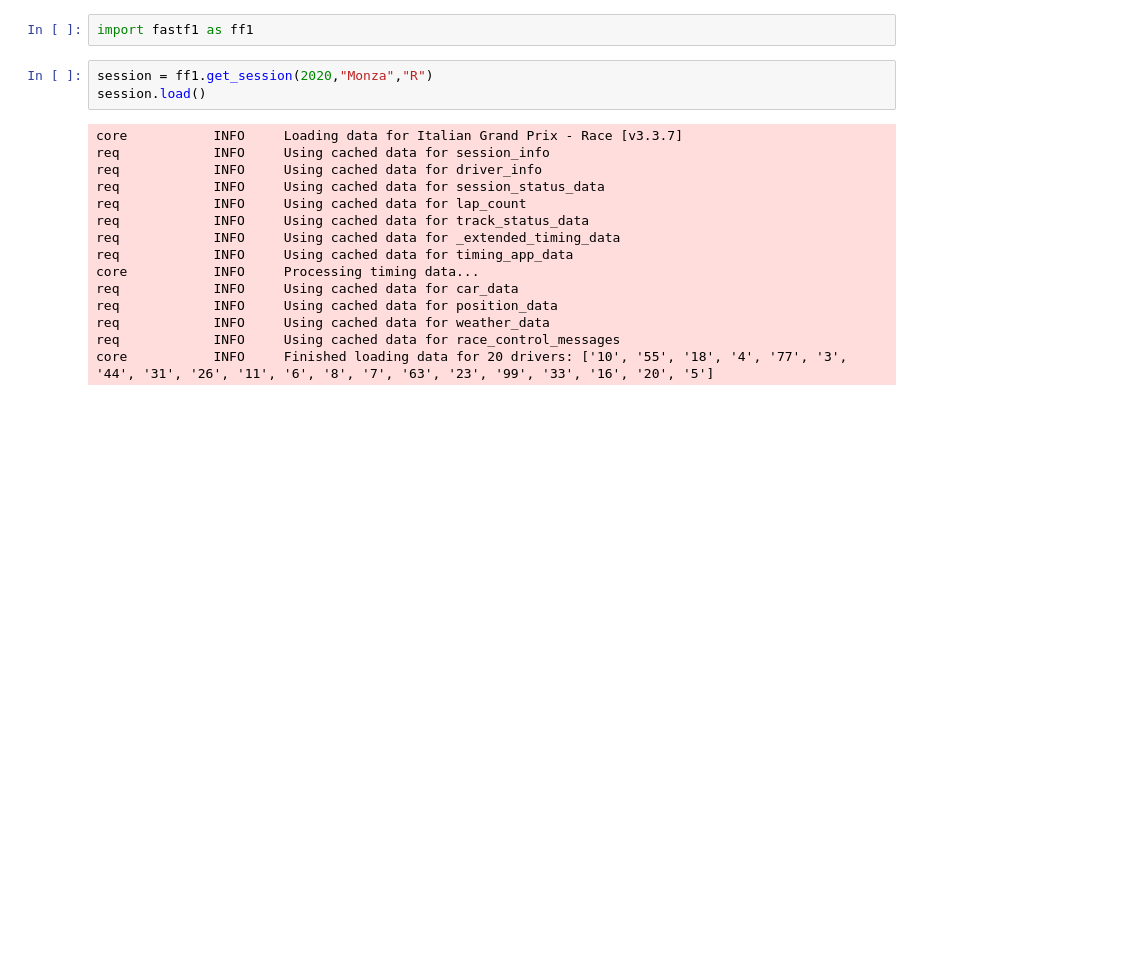
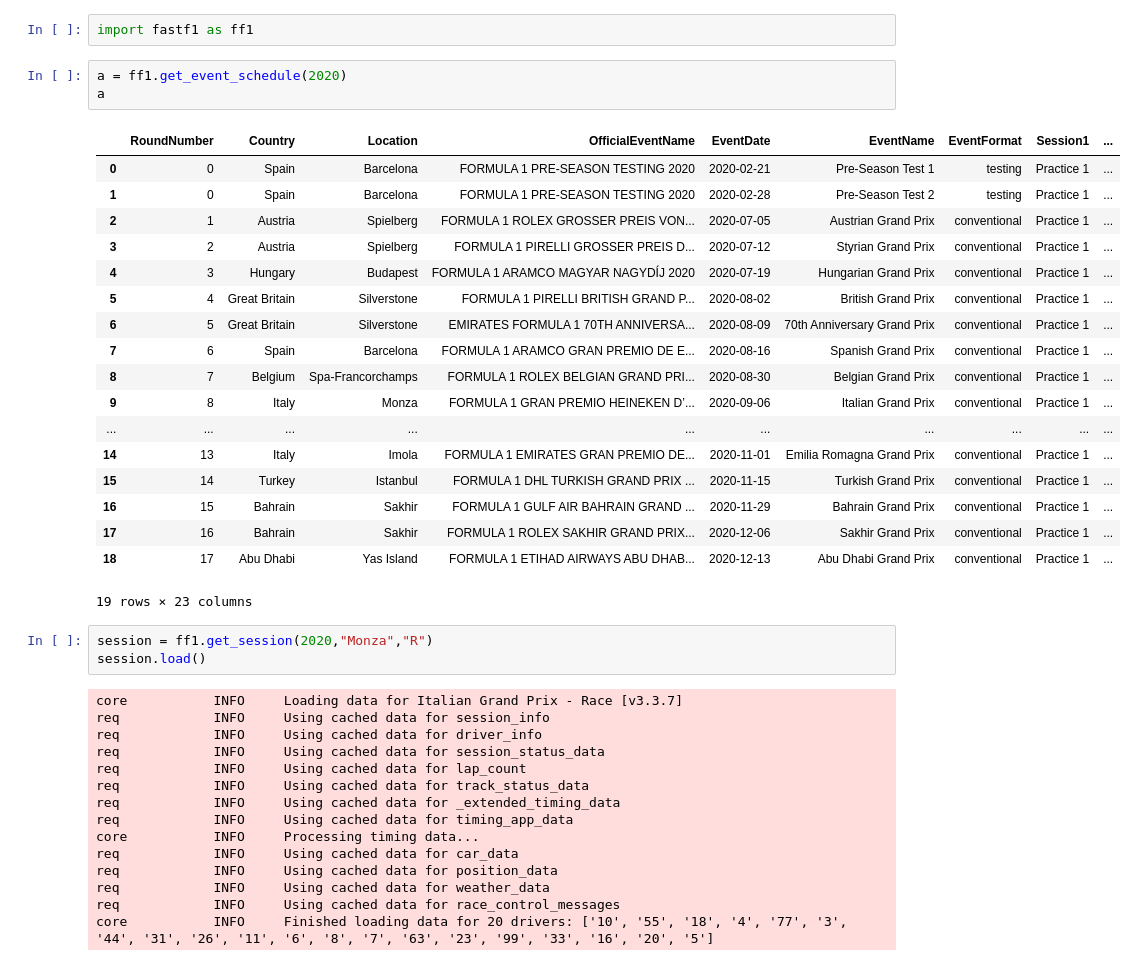
Before and after one commit to olesasha/InfoViz, a Jupyter notebook: E3/Notebooks/test-fast-f1.ipynb, the cells around one changed output. Saved outputs shown, nothing was run; the diff lists cells and outputs as text; blank space fills up the shorter version.

```diff
--- a/E3/Notebooks/test-fast-f1.ipynb
+++ b/E3/Notebooks/test-fast-f1.ipynb
@@ -1,5 +1,27 @@
 # %%
 import fastf1 as ff1
+# %%
+a = ff1.get_event_schedule(2020)
+a
+# %% [output]
+|  | RoundNumber | Country | Location | OfficialEventName | EventDate | EventName | EventFormat | Session1 | ... |
+| 0 | 0 | Spain | Barcelona | FORMULA 1 PRE-SEASON TESTING 2020 | 2020-02-21 | Pre-Season Test 1 | testing | Practice 1 | ... |
+| 1 | 0 | Spain | Barcelona | FORMULA 1 PRE-SEASON TESTING 2020 | 2020-02-28 | Pre-Season Test 2 | testing | Practice 1 | ... |
+| 2 | 1 | Austria | Spielberg | FORMULA 1 ROLEX GROSSER PREIS VON... | 2020-07-05 | Austrian Grand Prix | conventional | Practice 1 | ... |
+| 3 | 2 | Austria | Spielberg | FORMULA 1 PIRELLI GROSSER PREIS D... | 2020-07-12 | Styrian Grand Prix | conventional | Practice 1 | ... |
+| 4 | 3 | Hungary | Budapest | FORMULA 1 ARAMCO MAGYAR NAGYDÍJ 2020 | 2020-07-19 | Hungarian Grand Prix | conventional | Practice 1 | ... |
+| 5 | 4 | Great Britain | Silverstone | FORMULA 1 PIRELLI BRITISH GRAND P... | 2020-08-02 | British Grand Prix | conventional | Practice 1 | ... |
+| 6 | 5 | Great Britain | Silverstone | EMIRATES FORMULA 1 70TH ANNIVERSA... | 2020-08-09 | 70th Anniversary Grand Prix | conventional | Practice 1 | ... |
+| 7 | 6 | Spain | Barcelona | FORMULA 1 ARAMCO GRAN PREMIO DE E... | 2020-08-16 | Spanish Grand Prix | conventional | Practice 1 | ... |
+| 8 | 7 | Belgium | Spa-Francorchamps | FORMULA 1 ROLEX BELGIAN GRAND PRI... | 2020-08-30 | Belgian Grand Prix | conventional | Practice 1 | ... |
+| 9 | 8 | Italy | Monza | FORMULA 1 GRAN PREMIO HEINEKEN D’... | 2020-09-06 | Italian Grand Prix | conventional | Practice 1 | ... |
+| ... | ... | ... | ... | ... | ... | ... | ... | ... | ... |
+| 14 | 13 | Italy | Imola | FORMULA 1 EMIRATES GRAN PREMIO DE... | 2020-11-01 | Emilia Romagna Grand Prix | conventional | Practice 1 | ... |
+| 15 | 14 | Turkey | Istanbul | FORMULA 1 DHL TURKISH GRAND PRIX ... | 2020-11-15 | Turkish Grand Prix | conventional | Practice 1 | ... |
+| 16 | 15 | Bahrain | Sakhir | FORMULA 1 GULF AIR BAHRAIN GRAND ... | 2020-11-29 | Bahrain Grand Prix | conventional | Practice 1 | ... |
+| 17 | 16 | Bahrain | Sakhir | FORMULA 1 ROLEX SAKHIR GRAND PRIX... | 2020-12-06 | Sakhir Grand Prix | conventional | Practice 1 | ... |
+| 18 | 17 | Abu Dhabi | Yas Island | FORMULA 1 ETIHAD AIRWAYS ABU DHAB... | 2020-12-13 | Abu Dhabi Grand Prix | conventional | Practice 1 | ... |
+19 rows × 23 columns
 # %%
 session = ff1.get_session(2020,"Monza","R")
 session.load()
```
Also changed, not shown: 6 other files.
